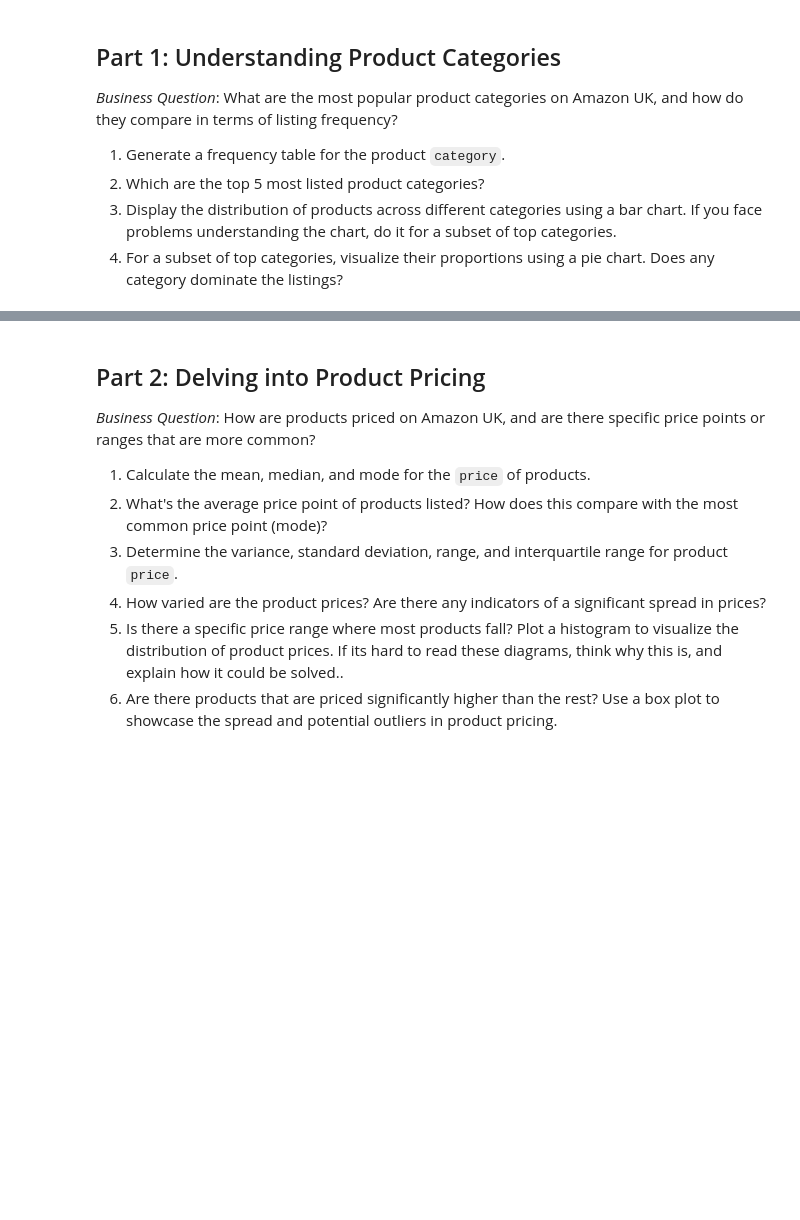
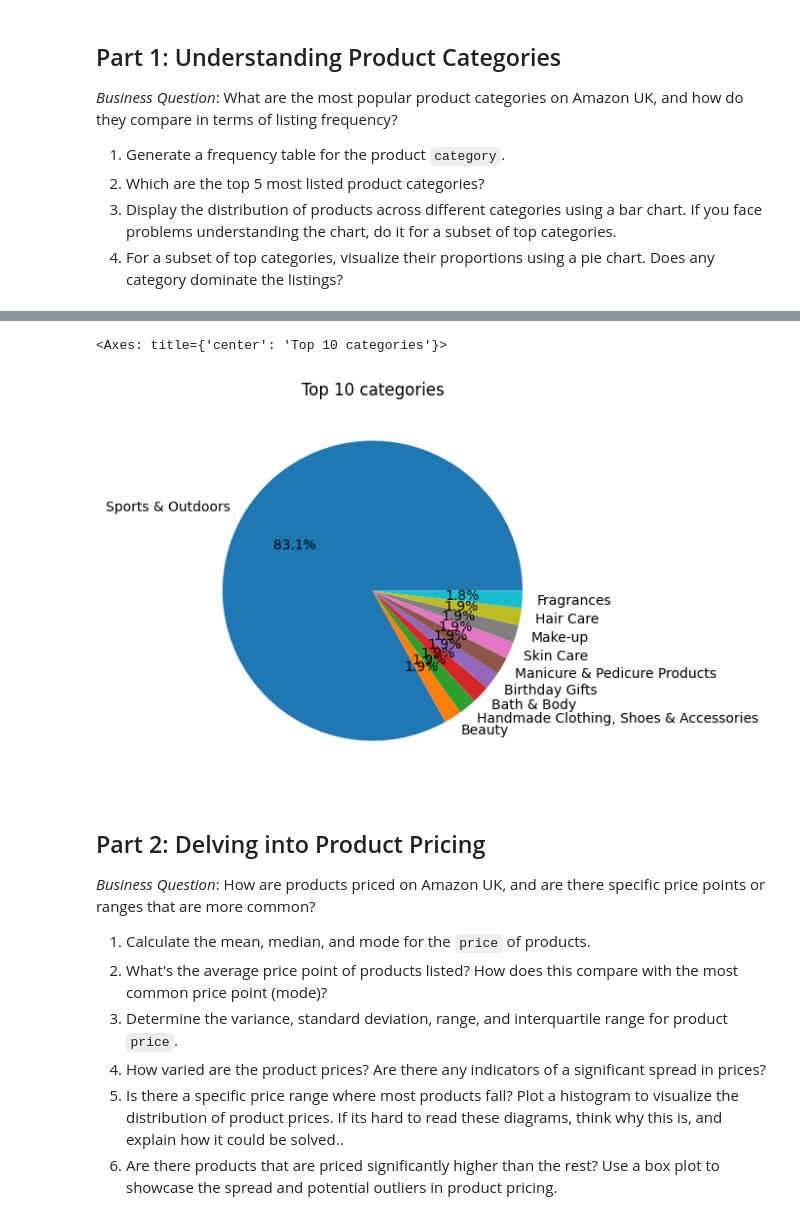
Before and after one commit to data-bootcamp-v4/lab-eda-univariate, a Jupyter notebook: lab_eda_univariate.ipynb, the cells around one changed output, grey strips where cells are left out. Cells and saved outputs as stored; diff of their text form; code cells hidden in the pictures; blank space fills up the shorter version.

```diff
--- a/lab_eda_univariate.ipynb
+++ b/lab_eda_univariate.ipynb
@@ -77,3 +103,8 @@ dtype: int64
+# %%
+category_freuqency.head(10).plot.pie(figsize=(10, 5), autopct='%1.1f%%', title="Top 10 categories")
+# %% [output]
+<Axes: title={'center': 'Top 10 categories'}>
+[figure, added]
 # %% [markdown]
 ## Part 2: Delving into Product Pricing
 
```
Also changed, not shown: parts of 31 cells of this notebook.
